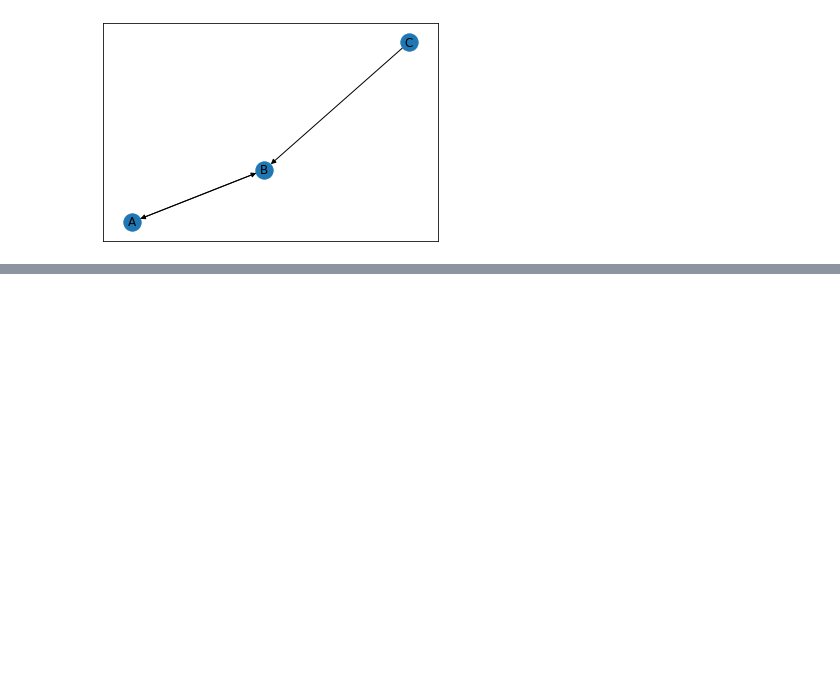
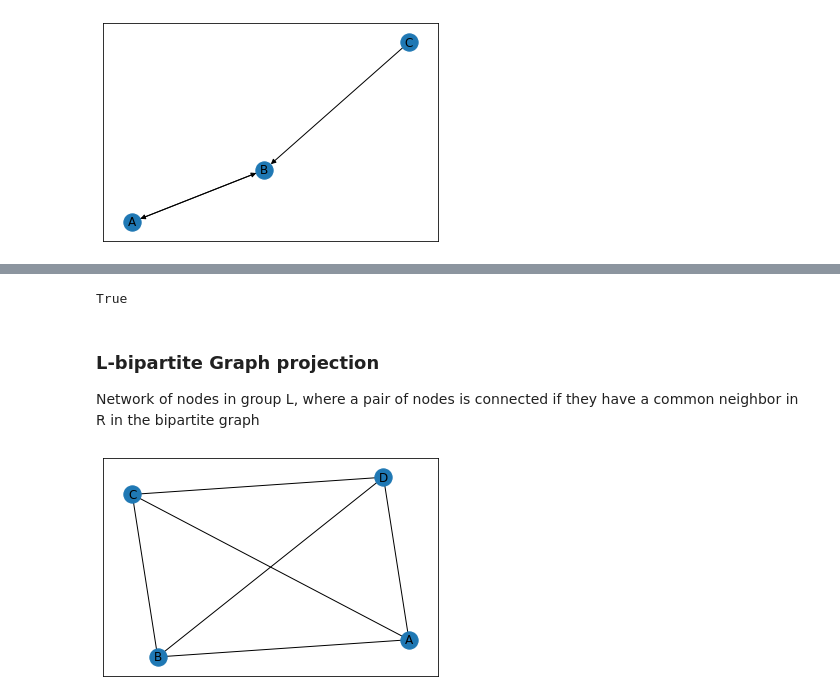
Before and after one commit to Siliam/social_network_analysis, a Jupyter notebook: networkx/Nodes and Edges - NetworkX.ipynb, the cells around one changed output, grey strips where cells are left out. Saved outputs shown, nothing was run; the diff lists cells and outputs as text; code cells hidden in the pictures; blank space fills up the shorter version.

Commit message:
Adding L-dipartite projections and an example

```diff
--- a/networkx/Nodes and Edges - NetworkX.ipynb
+++ b/networkx/Nodes and Edges - NetworkX.ipynb
@@ -254,0 +264,7 @@ nx.bipartite.sets(B)
+# %%
+B.add_edge('A', '3')
+B.add_edge('A', '4')
+B.add_edge('B', '2')
+B.add_edge('B', '3')
+B.add_edge('C', '3')
+B.add_edge('C', '4')
@@ -254,0 +275,14 @@ nx.bipartite.sets(B)
+# %%
+nx.bipartite.is_bipartite_node_set(B, ['A', 'B', 'C', 'D'])
+# %% [output]
+True
+# %% [markdown]
+### L-bipartite Graph projection
+
+Network of nodes in group L, where a pair of nodes is connected if they have a common neighbor in R in the bipartite graph
+# %%
+P = nx.bipartite.projected_graph(B, ['A', 'B', 'C', 'D'])
+# %%
+nx.draw_networkx(P)
+# %% [output]
+[figure, added]
```
Also changed, not shown: parts of 69 cells of this notebook.
